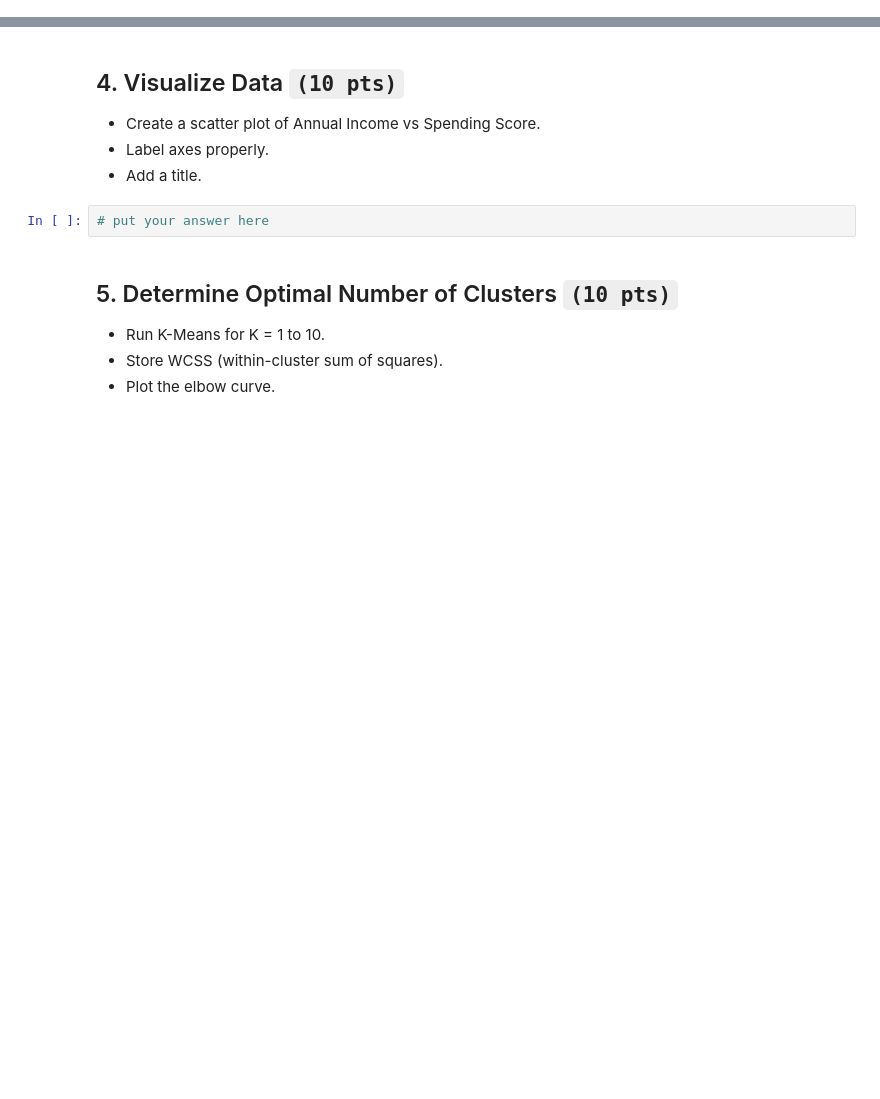
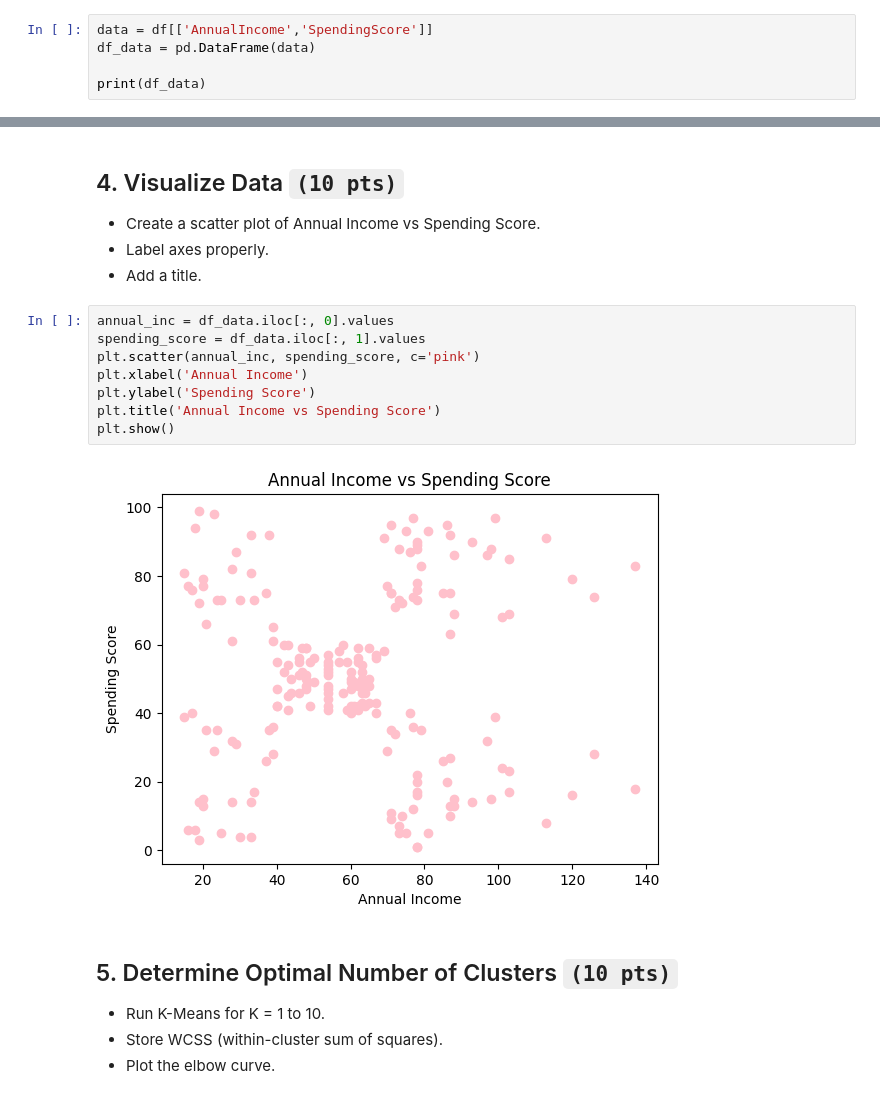
Before and after one commit to xRomory/CCADMACL_EXERCISES_COM231ML, a Jupyter notebook: exercise_1b/Exercise1B.ipynb, the cells around one changed output, grey strips where cells are left out. Cells and saved outputs as stored; diff of their text form; blank space fills up the shorter version.

```diff
--- a/exercise_1b/Exercise1B.ipynb
+++ b/exercise_1b/Exercise1B.ipynb
@@ -53,0 +81,5 @@ Create a new DataFrame with only these two columns. `(5 pts)`
+# %%
+data = df[['AnnualIncome','SpendingScore']]
+df_data = pd.DataFrame(data)
+
+print(df_data)
@@ -61,8 +120,16 @@ Display the first 10 rows. `(5 pts)`
 - Create a scatter plot of Annual Income vs Spending Score.
 - Label axes properly.
 - Add a title.
-# %%
-# put your answer here
+# %%
+annual_inc = df_data.iloc[:, 0].values
+spending_score = df_data.iloc[:, 1].values
+plt.scatter(annual_inc, spending_score, c='pink')
+plt.xlabel('Annual Income')
+plt.ylabel('Spending Score')
+plt.title('Annual Income vs Spending Score')
+plt.show()
+# %% [output]
+[figure, added]
 # %% [markdown]
 ## 5. Determine Optimal Number of Clusters `(10 pts)`
 
```
Also changed, not shown: parts of 21 cells of this notebook.
